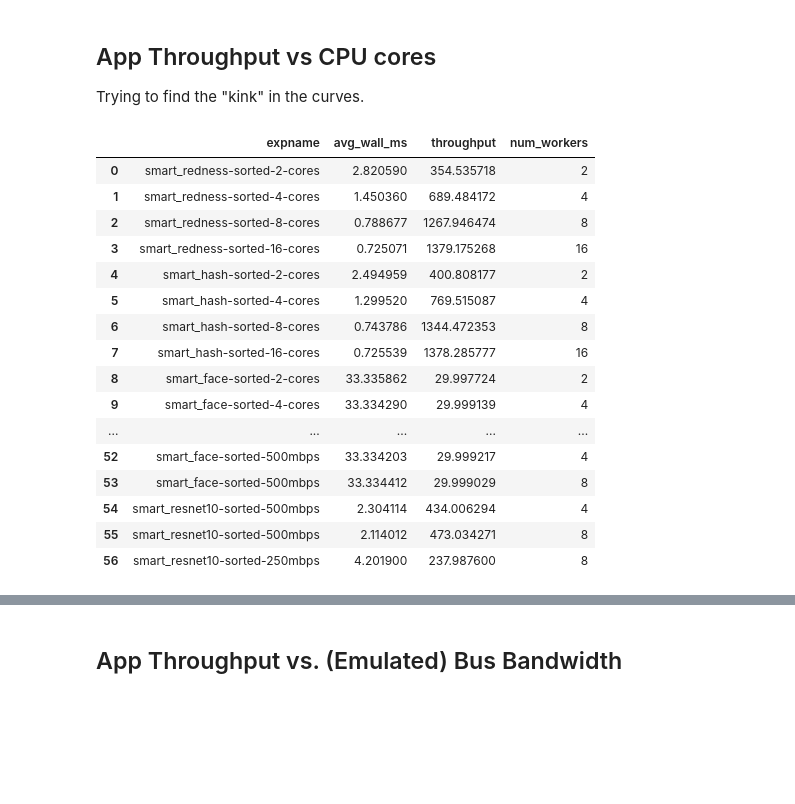
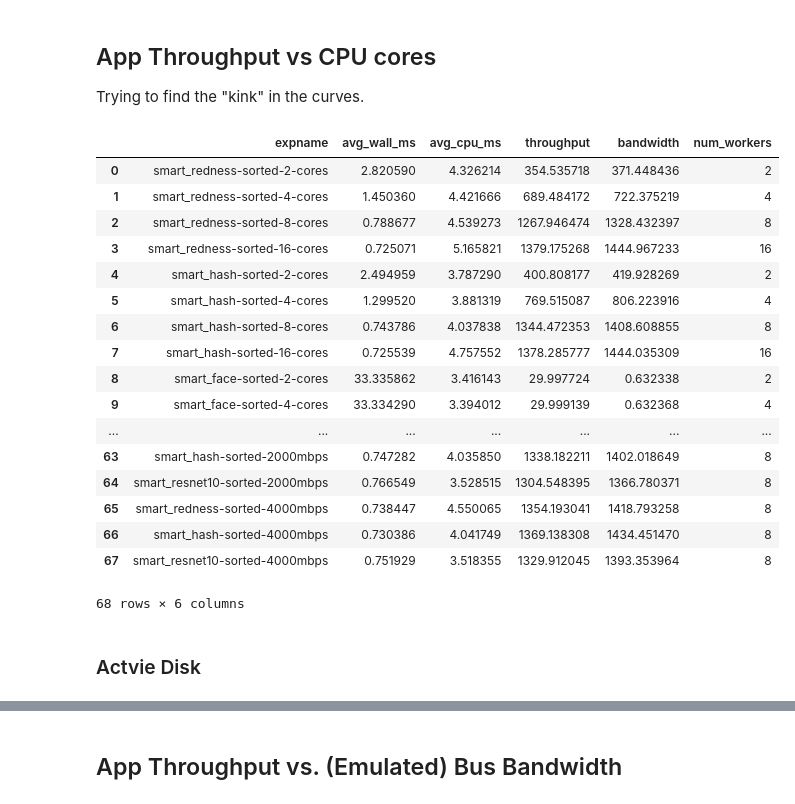
Before and after one commit to fzqneo/smartssd-image, a Jupyter notebook: notebook/micro_benchmark_sensitivity.ipynb, the cells around one changed output, grey strips where cells are left out. Cells and saved outputs as stored; diff of their text form; code cells hidden in the pictures; blank space fills up the shorter version.

```diff
--- a/notebook/micro_benchmark_sensitivity.ipynb
+++ b/notebook/micro_benchmark_sensitivity.ipynb
@@ -30,38 +30,41 @@ Trying to find the "kink" in the curves.
 # %%
 dataset = 'jpeg/flickr50k'
 ext = 'jpg'
 hostname='cloudlet029'
 cpu_exp = '-cores'
 bw_exp = 'mbps'
 
 df_all = pd.read_sql(
-    'SELECT expname, avg_wall_ms, (1 / avg_wall_ms * 1000) as throughput, num_workers FROM EurekaExp \
+    'SELECT expname, avg_wall_ms, avg_cpu_ms, (1 / avg_wall_ms * 1000) as throughput, avg_mbyteps as bandwidth, num_workers FROM EurekaExp \
         WHERE basedir LIKE %s AND hostname=%s AND (expname LIKE %s OR expname LIKE %s)',
     s3dexp.db.engine,
     params=["%{}%".format(dataset), hostname, "%{}".format(cpu_exp), "%{}".format(bw_exp)])
 
 df_all
 # %% [output]
-|  | expname | avg_wall_ms | throughput | num_workers |
-| 0 | smart_redness-sorted-2-cores | 2.820590 | 354.535718 | 2 |
-| 1 | smart_redness-sorted-4-cores | 1.450360 | 689.484172 | 4 |
-| 2 | smart_redness-sorted-8-cores | 0.788677 | 1267.946474 | 8 |
-| 3 | smart_redness-sorted-16-cores | 0.725071 | 1379.175268 | 16 |
-| 4 | smart_hash-sorted-2-cores | 2.494959 | 400.808177 | 2 |
-| 5 | smart_hash-sorted-4-cores | 1.299520 | 769.515087 | 4 |
-| 6 | smart_hash-sorted-8-cores | 0.743786 | 1344.472353 | 8 |
-| 7 | smart_hash-sorted-16-cores | 0.725539 | 1378.285777 | 16 |
-| 8 | smart_face-sorted-2-cores | 33.335862 | 29.997724 | 2 |
-| 9 | smart_face-sorted-4-cores | 33.334290 | 29.999139 | 4 |
-| ... | ... | ... | ... | ... |
-| 52 | smart_face-sorted-500mbps | 33.334203 | 29.999217 | 4 |
-| 53 | smart_face-sorted-500mbps | 33.334412 | 29.999029 | 8 |
-| 54 | smart_resnet10-sorted-500mbps | 2.304114 | 434.006294 | 4 |
-| 55 | smart_resnet10-sorted-500mbps | 2.114012 | 473.034271 | 8 |
-| 56 | smart_resnet10-sorted-250mbps | 4.201900 | 237.987600 | 8 |
+|  | expname | avg_wall_ms | avg_cpu_ms | throughput | bandwidth | num_workers |
+| 0 | smart_redness-sorted-2-cores | 2.820590 | 4.326214 | 354.535718 | 371.448436 | 2 |
+| 1 | smart_redness-sorted-4-cores | 1.450360 | 4.421666 | 689.484172 | 722.375219 | 4 |
+| 2 | smart_redness-sorted-8-cores | 0.788677 | 4.539273 | 1267.946474 | 1328.432397 | 8 |
+| 3 | smart_redness-sorted-16-cores | 0.725071 | 5.165821 | 1379.175268 | 1444.967233 | 16 |
+| 4 | smart_hash-sorted-2-cores | 2.494959 | 3.787290 | 400.808177 | 419.928269 | 2 |
+| 5 | smart_hash-sorted-4-cores | 1.299520 | 3.881319 | 769.515087 | 806.223916 | 4 |
+| 6 | smart_hash-sorted-8-cores | 0.743786 | 4.037838 | 1344.472353 | 1408.608855 | 8 |
+| 7 | smart_hash-sorted-16-cores | 0.725539 | 4.757552 | 1378.285777 | 1444.035309 | 16 |
+| 8 | smart_face-sorted-2-cores | 33.335862 | 3.416143 | 29.997724 | 0.632338 | 2 |
+| 9 | smart_face-sorted-4-cores | 33.334290 | 3.394012 | 29.999139 | 0.632368 | 4 |
+| ... | ... | ... | ... | ... | ... | ... |
+| 63 | smart_hash-sorted-2000mbps | 0.747282 | 4.035850 | 1338.182211 | 1402.018649 | 8 |
+| 64 | smart_resnet10-sorted-2000mbps | 0.766549 | 3.528515 | 1304.548395 | 1366.780371 | 8 |
+| 65 | smart_redness-sorted-4000mbps | 0.738447 | 4.550065 | 1354.193041 | 1418.793258 | 8 |
+| 66 | smart_hash-sorted-4000mbps | 0.730386 | 4.041749 | 1369.138308 | 1434.451470 | 8 |
+| 67 | smart_resnet10-sorted-4000mbps | 0.751929 | 3.518355 | 1329.912045 | 1393.353964 | 8 |
+68 rows × 6 columns
 # %%
 workloads = ['redness', 'hash', 'resnet10', 'face']
 markers = ['o', '^', 's', 'x']
+# %% [markdown]
+### Actvie Disk
 # %%
 %matplotlib notebook
 
```
Also changed, not shown: parts of 5 cells of this notebook, 5 other files.
